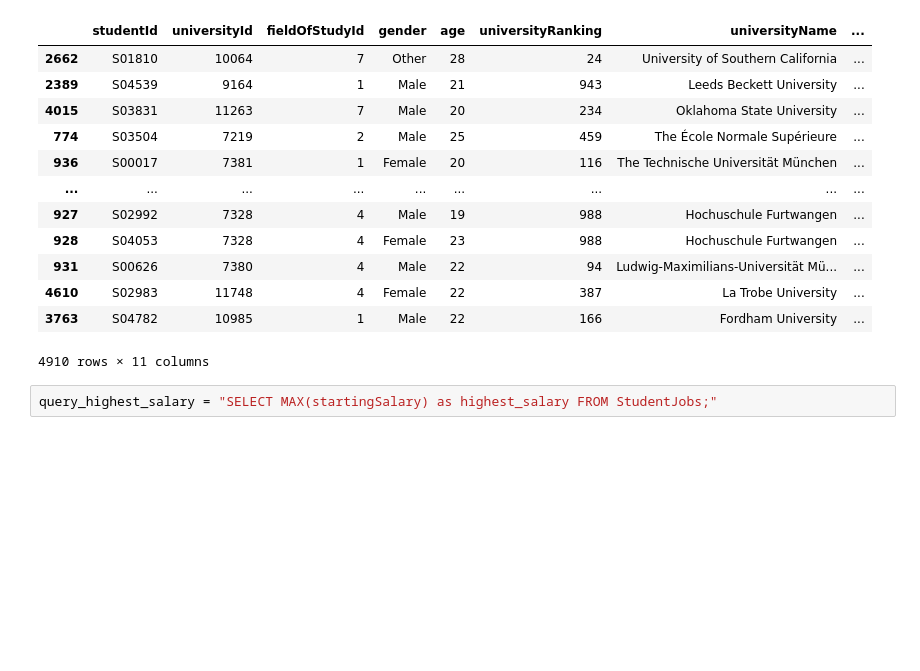
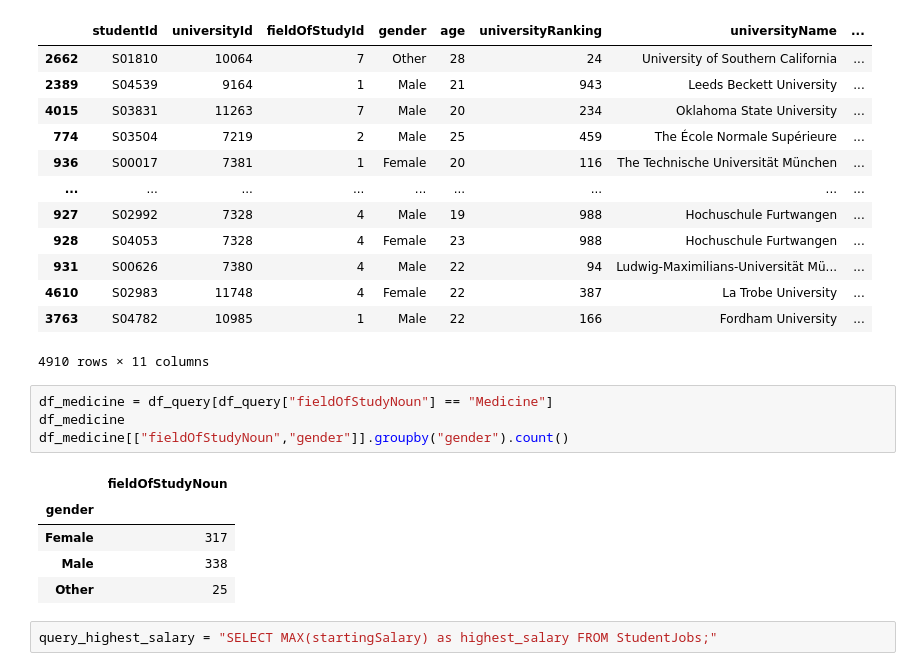
Before and after one commit to syberia101/data_architecture, a Jupyter notebook: tp2/tp2_studentCorrection.ipynb, the cells around one changed output. Drawn from its saved outputs; the diff is of its cells as text; blank space fills up the shorter version.

```diff
--- a/tp2/tp2_studentCorrection.ipynb
+++ b/tp2/tp2_studentCorrection.ipynb
@@ -280,6 +311,16 @@ df_query
 | 4610 | S02983 | 11748 | 4 | Female | 22 | 387 | La Trobe University | ... |
 | 3763 | S04782 | 10985 | 1 | Male | 22 | 166 | Fordham University | ... |
 4910 rows × 11 columns
+# %%
+df_medicine = df_query[df_query["fieldOfStudyNoun"] == "Medicine"]
+df_medicine
+df_medicine[["fieldOfStudyNoun","gender"]].groupby("gender").count()
+# %% [output]
+|  | fieldOfStudyNoun |
+| gender |  |
+| Female | 317 |
+| Male | 338 |
+| Other | 25 |
 # %%
 query_highest_salary = "SELECT MAX(startingSalary) as highest_salary FROM StudentJobs;"
 # %%
```
Also changed, not shown: parts of 6 cells of this notebook, 1 other file.
